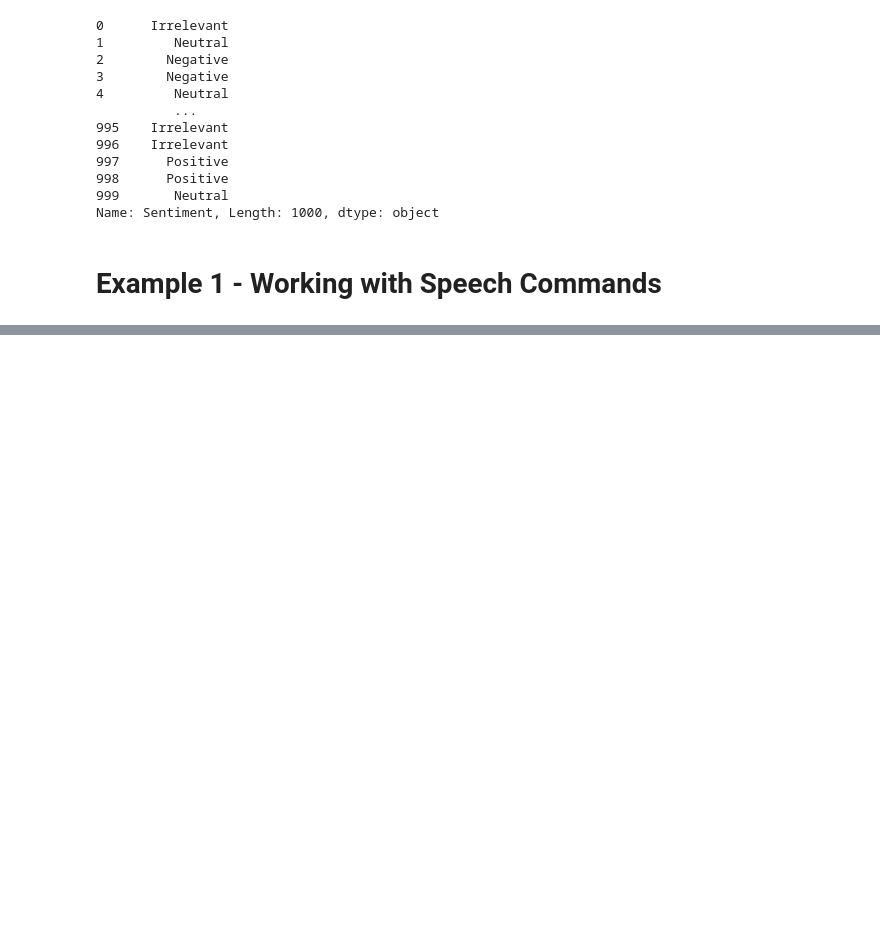
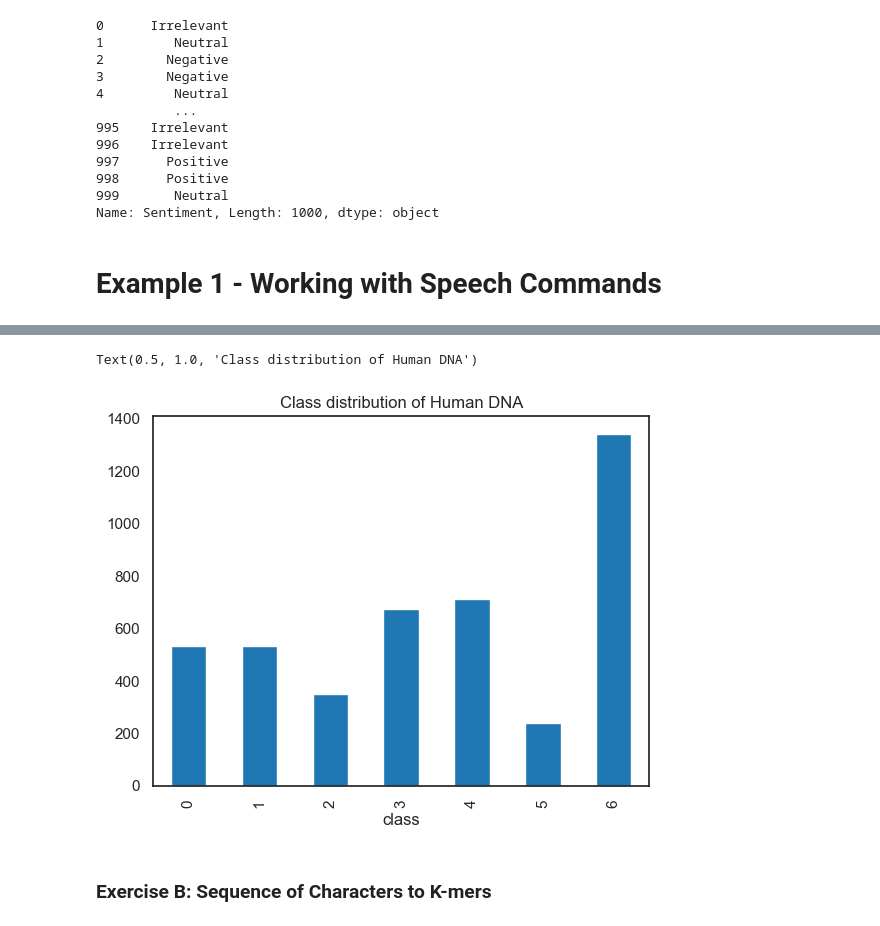
Before and after one commit to MuhammadUmerKhan/Python_Files, a Jupyter notebook: All Files/IBM ML/Deep Learning/types_of_sequencial_data.ipynb, the cells around one changed output, grey strips where cells are left out. Cells and saved outputs as stored; diff of their text form; code cells hidden in the pictures; blank space fills up the shorter version.

```diff
--- a/All Files/IBM ML/Deep Learning/types_of_sequencial_data.ipynb
+++ b/All Files/IBM ML/Deep Learning/types_of_sequencial_data.ipynb
@@ -497,0 +570,2 @@ Name: Sentiment, Length: 1000, dtype: object
+# %%
+human_data = pd.read_csv("human_data.txt", sep="\t")
@@ -497,0 +581,8 @@ Name: Sentiment, Length: 1000, dtype: object
+# %%
+human_data['class'].value_counts().sort_index().plot.bar()
+plt.title("Class distribution of Human DNA")
+# %% [output]
+Text(0.5, 1.0, 'Class distribution of Human DNA')
+[figure, added]
+# %% [markdown]
+### Exercise B: Sequence of Characters to K-mers
```
Also changed, not shown: parts of 43 cells of this notebook, 2 other files.
